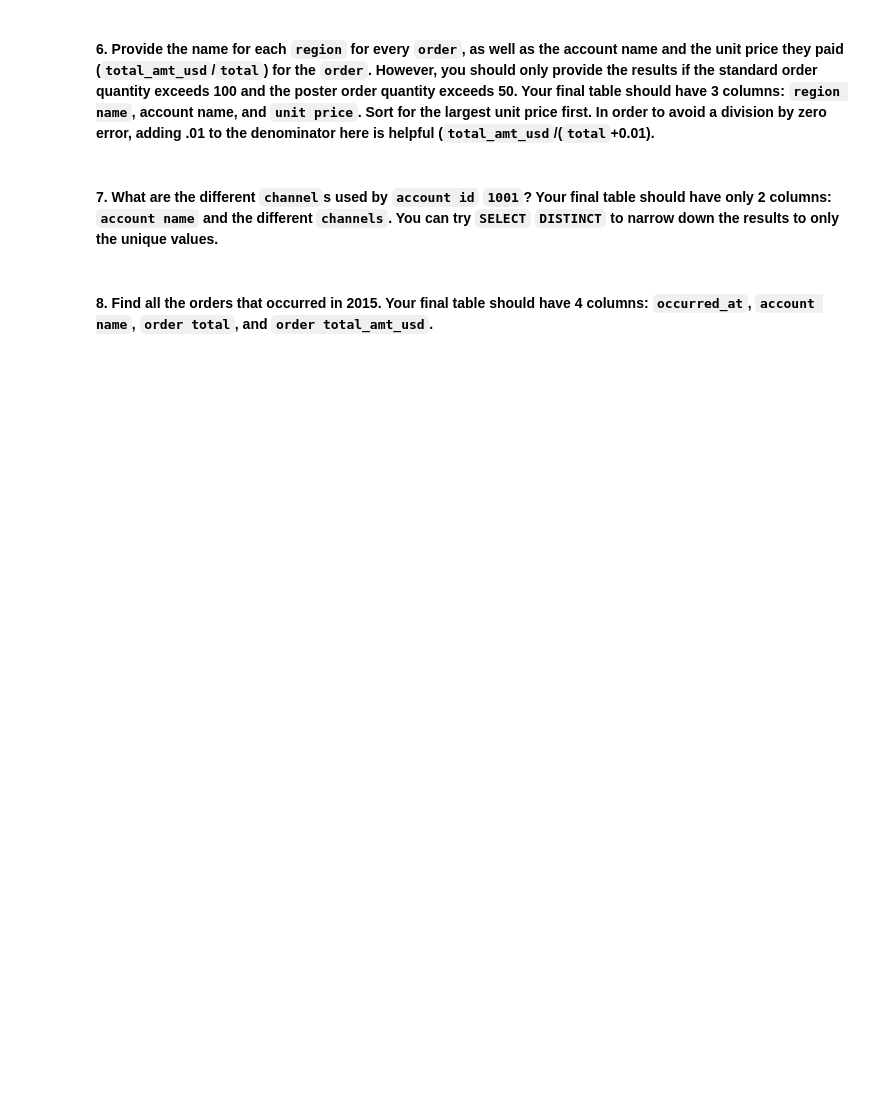
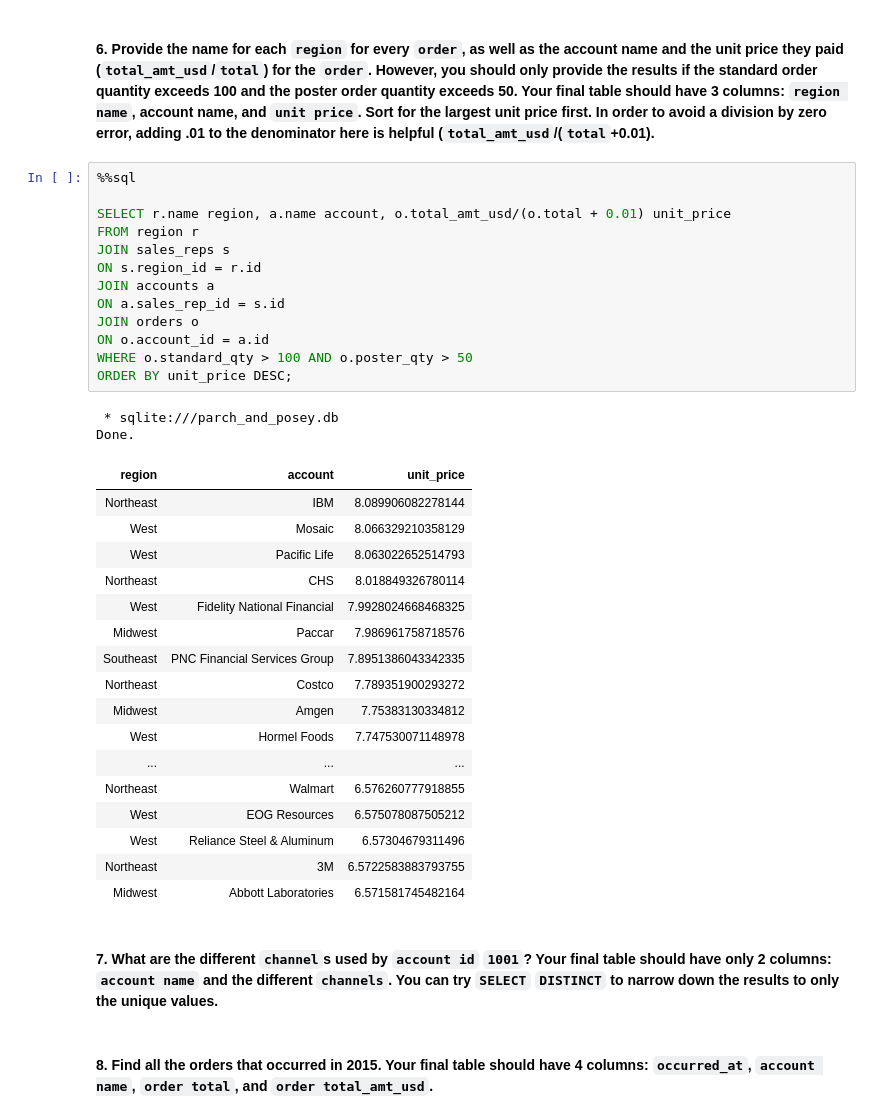
Before and after one commit to YinkaOlusola/SQL, a Jupyter notebook: Parch_and_Posey/SQL_JOINS.ipynb, the cells around one changed output. Cells and saved outputs as stored; diff of their text form; blank space fills up the shorter version.

Commit message:
SQL Basic queries and joins Notebooks updated

```diff
--- a/Parch_and_Posey/SQL_JOINS.ipynb
+++ b/Parch_and_Posey/SQL_JOINS.ipynb
@@ -44,6 +246,39 @@ Exercises on SQL JOINs
 <br>
 
 **6. Provide the name for each `region` for every `order`, as well as the account name and the unit price they paid (`total_amt_usd`/`total`) for the `order`. However, you should only provide the results if the standard order quantity exceeds 100 and the poster order quantity exceeds 50. Your final table should have 3 columns: `region name`, account name, and `unit price`. Sort for the largest unit price first. In order to avoid a division by zero error, adding .01 to the denominator here is helpful (`total_amt_usd`/(`total`+0.01).**
+# %%
+%%sql
+
+SELECT r.name region, a.name account, o.total_amt_usd/(o.total + 0.01) unit_price
+FROM region r
+JOIN sales_reps s
+ON s.region_id = r.id
+JOIN accounts a
+ON a.sales_rep_id = s.id
+JOIN orders o
+ON o.account_id = a.id
+WHERE o.standard_qty > 100 AND o.poster_qty > 50
+ORDER BY unit_price DESC;
+# %% [output]
+ * sqlite:///parch_and_posey.db
+Done.
+| region | account | unit_price |
+| Northeast | IBM | 8.089906082278144 |
+| West | Mosaic | 8.066329210358129 |
+| West | Pacific Life | 8.063022652514793 |
+| Northeast | CHS | 8.018849326780114 |
+| West | Fidelity National Financial | 7.9928024668468325 |
+| Midwest | Paccar | 7.986961758718576 |
+| Southeast | PNC Financial Services Group | 7.8951386043342335 |
+| Northeast | Costco | 7.789351900293272 |
+| Midwest | Amgen | 7.75383130334812 |
+| West | Hormel Foods | 7.747530071148978 |
+| ... | ... | ... |
+| Northeast | Walmart | 6.576260777918855 |
+| West | EOG Resources | 6.575078087505212 |
+| West | Reliance Steel & Aluminum | 6.57304679311496 |
+| Northeast | 3M | 6.5722583883793755 |
+| Midwest | Abbott Laboratories | 6.571581745482164 |
 # %% [markdown]
 <br>
 
```
Also changed, not shown: parts of 14 cells of this notebook, 2 other files.
